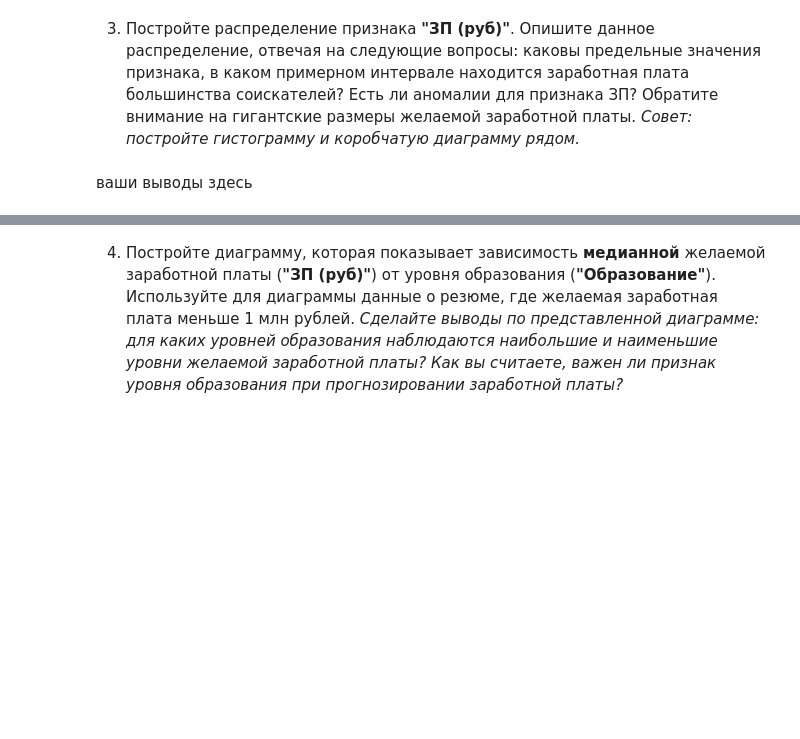
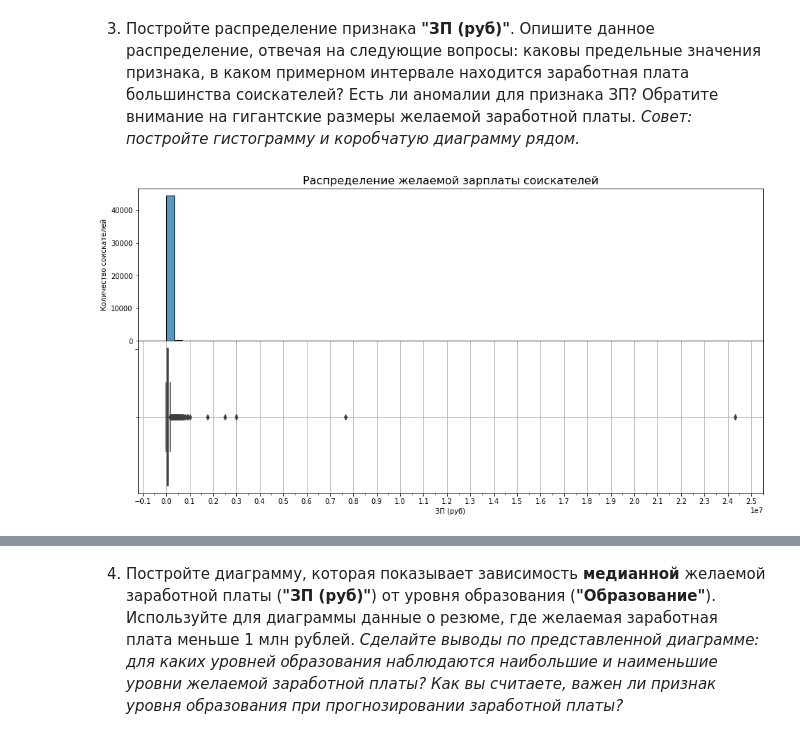
Before and after one commit to malinamedusa/Analysis-vacancies-HeadHunter, a Jupyter notebook: Project_01.ipynb, the cells around one changed output, grey strips where cells are left out. Saved outputs shown, nothing was run; the diff lists cells and outputs as text; code cells hidden in the pictures; blank space fills up the shorter version.

```diff
--- a/Project_01.ipynb
+++ b/Project_01.ipynb
@@ -387,2 +453,31 @@ KeyError: 'Сумма'
-# %% [markdown]
-ваши выводы здесь
+# %%
+
+fig, axes = plt.subplots(nrows=2, ncols=1, figsize=(16, 8))
+plt.subplots_adjust(hspace=.0)
+
+histplot = sns.histplot(
+    data=data,
+    x='ЗП (руб)',
+    bins=70,
+    ax=axes[0],
+)
+histplot.set_title('Распределение желаемой зарплаты соискателей', fontsize=16)
+histplot.set_xlabel('ЗП (руб)')
+histplot.set_ylabel('Количество соискателей')
+
+histplot.xaxis.set_major_locator(ticker.MultipleLocator(1000000))
+histplot.xaxis.set_minor_locator(ticker.MultipleLocator(500000))
+
+boxplot = sns.boxplot(
+    data=data,
+    x='ЗП (руб)',
+    orient='h',
+    width=0.9,
+    ax=axes[1],
+)
+boxplot.set_xlabel('ЗП (руб)')
+boxplot.grid()
+boxplot.xaxis.set_major_locator(ticker.MultipleLocator(1000000))
+boxplot.xaxis.set_minor_locator(ticker.MultipleLocator(500000))
+# %% [output]
+[figure, added]
```
Also changed, not shown: parts of 15 cells of this notebook.
